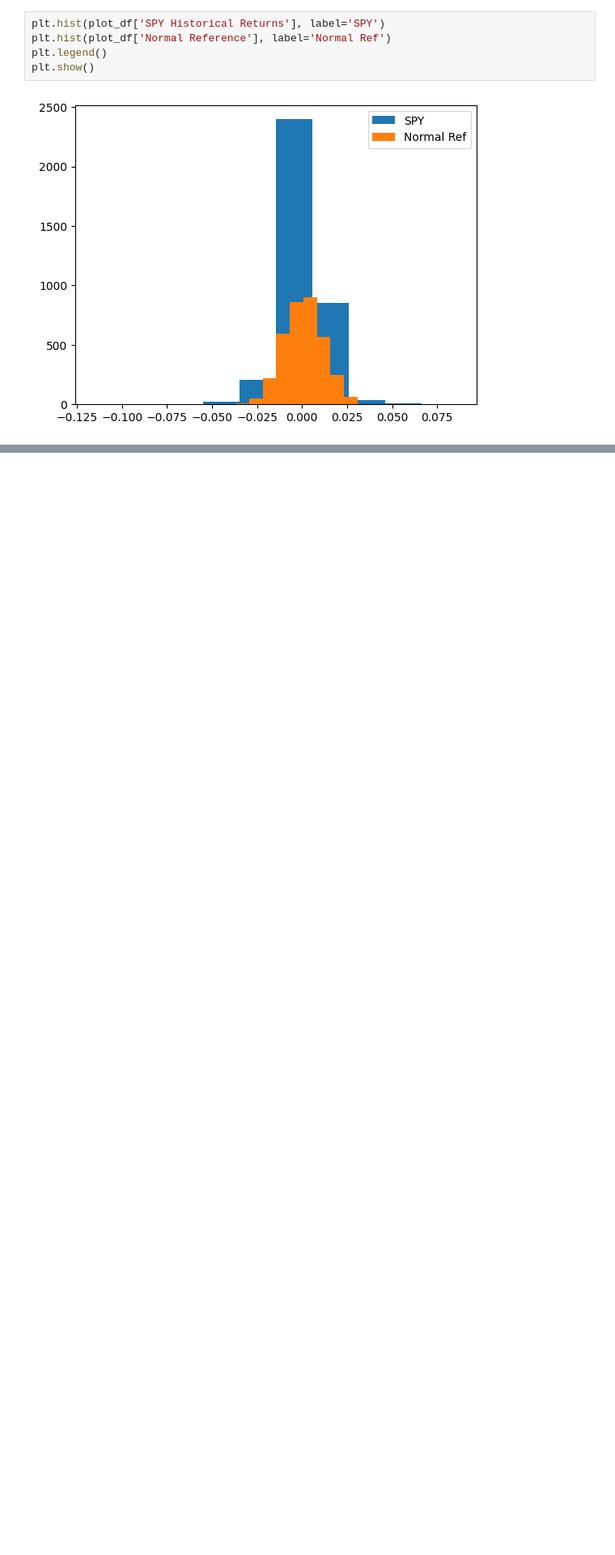
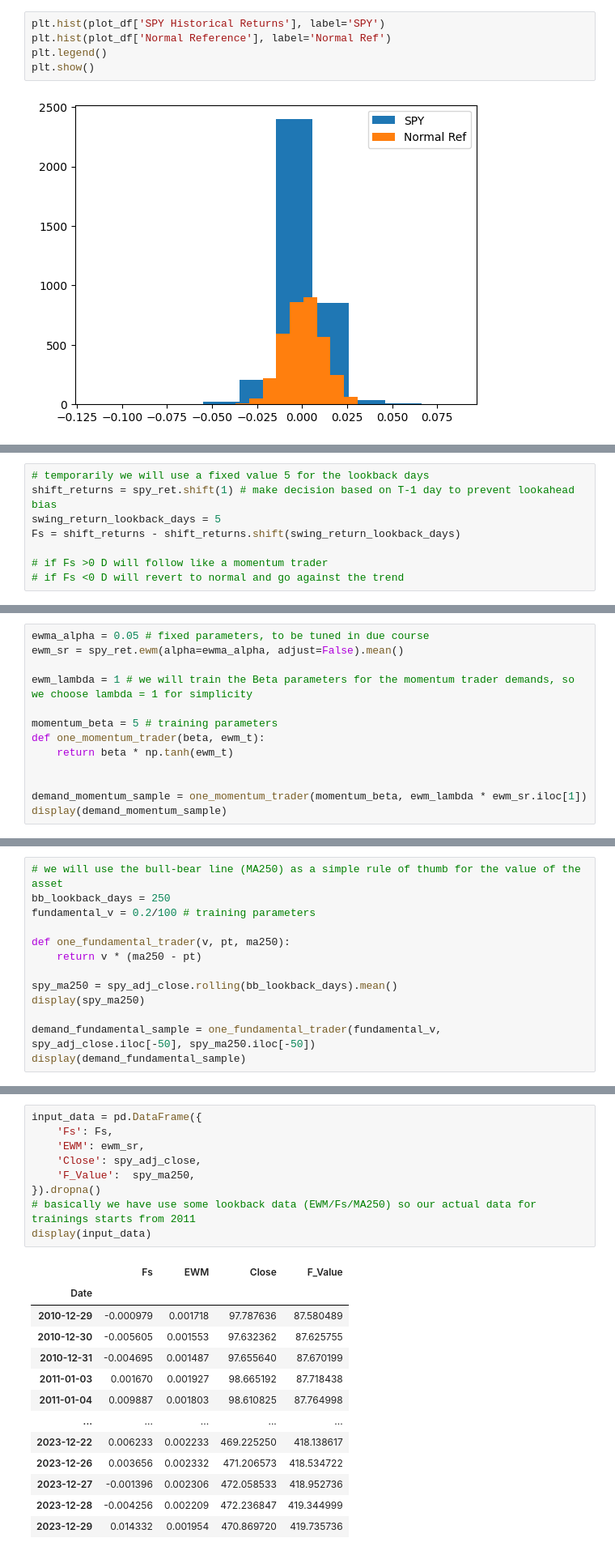
Before and after one commit to divad-iohc/capstone, a Jupyter notebook: draft_notebook.ipynb, the cells around one changed output, grey strips where cells are left out. Shown at 81% size. Saved outputs shown, nothing was run; the diff lists cells and outputs as text; blank space fills up the shorter version.

Commit message:
add trader demands logic

```diff
--- a/draft_notebook.ipynb
+++ b/draft_notebook.ipynb
@@ -66,0 +72,8 @@ plt.show()
+# %%
+# temporarily we will use a fixed value 5 for the lookback days
+shift_returns = spy_ret.shift(1) # make decision based on T-1 day to prevent lookahead bias
+swing_return_lookback_days = 5
+Fs = shift_returns - shift_returns.shift(swing_return_lookback_days)
+
+# if Fs >0 D will follow like a momentum trader
+# if Fs <0 D will revert to normal and go against the trend
@@ -66,0 +94,13 @@ plt.show()
+# %%
+ewma_alpha = 0.05 # fixed parameters, to be tuned in due course
+ewm_sr = spy_ret.ewm(alpha=ewma_alpha, adjust=False).mean()
+
+ewm_lambda = 1 # we will train the Beta parameters for the momentum trader demands, so we choose lambda = 1 for simplicity
+
+momentum_beta = 5 # training parameters
+def one_momentum_trader(beta, ewm_t):
+    return beta * np.tanh(ewm_t)
+
+
+demand_momentum_sample = one_momentum_trader(momentum_beta, ewm_lambda * ewm_sr.iloc[1])
+display(demand_momentum_sample)
@@ -66,0 +111,13 @@ plt.show()
+# %%
+# we will use the bull-bear line (MA250) as a simple rule of thumb for the value of the asset
+bb_lookback_days = 250
+fundamental_v = 0.2/100 # training parameters
+
+def one_fundamental_trader(v, pt, ma250):
+    return v * (ma250 - pt)
+
+spy_ma250 = spy_adj_close.rolling(bb_lookback_days).mean()
+display(spy_ma250)
+
+demand_fundamental_sample = one_fundamental_trader(fundamental_v, spy_adj_close.iloc[-50], spy_ma250.iloc[-50])
+display(demand_fundamental_sample)
@@ -66,0 +141,23 @@ plt.show()
+# %%
+input_data = pd.DataFrame({
+    'Fs': Fs,
+    'EWM': ewm_sr,
+    'Close': spy_adj_close,
+    'F_Value':  spy_ma250,
+}).dropna()
+# basically we have use some lookback data (EWM/Fs/MA250) so our actual data for trainings starts from 2011
+display(input_data)
+# %% [output]
+|  | Fs | EWM | Close | F_Value |
+| Date |  |  |  |  |
+| 2010-12-29 | -0.000979 | 0.001718 | 97.787636 | 87.580489 |
+| 2010-12-30 | -0.005605 | 0.001553 | 97.632362 | 87.625755 |
+| 2010-12-31 | -0.004695 | 0.001487 | 97.655640 | 87.670199 |
+| 2011-01-03 | 0.001670 | 0.001927 | 98.665192 | 87.718438 |
+| 2011-01-04 | 0.009887 | 0.001803 | 98.610825 | 87.764998 |
+| ... | ... | ... | ... | ... |
+| 2023-12-22 | 0.006233 | 0.002233 | 469.225250 | 418.138617 |
+| 2023-12-26 | 0.003656 | 0.002332 | 471.206573 | 418.534722 |
+| 2023-12-27 | -0.001396 | 0.002306 | 472.058533 | 418.952736 |
+| 2023-12-28 | -0.004256 | 0.002209 | 472.236847 | 419.344999 |
+| 2023-12-29 | 0.014332 | 0.001954 | 470.869720 | 419.735736 |
```
Also changed, not shown: parts of 15 cells of this notebook.
